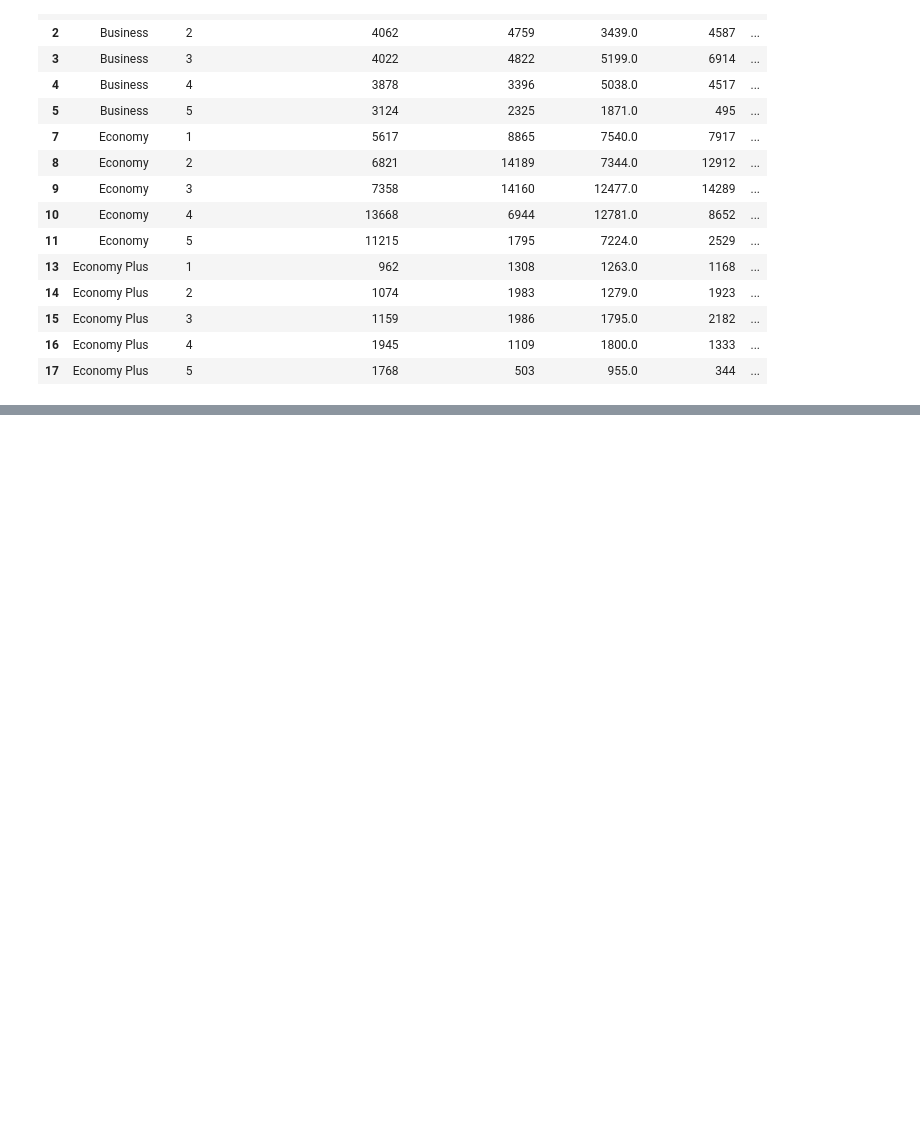
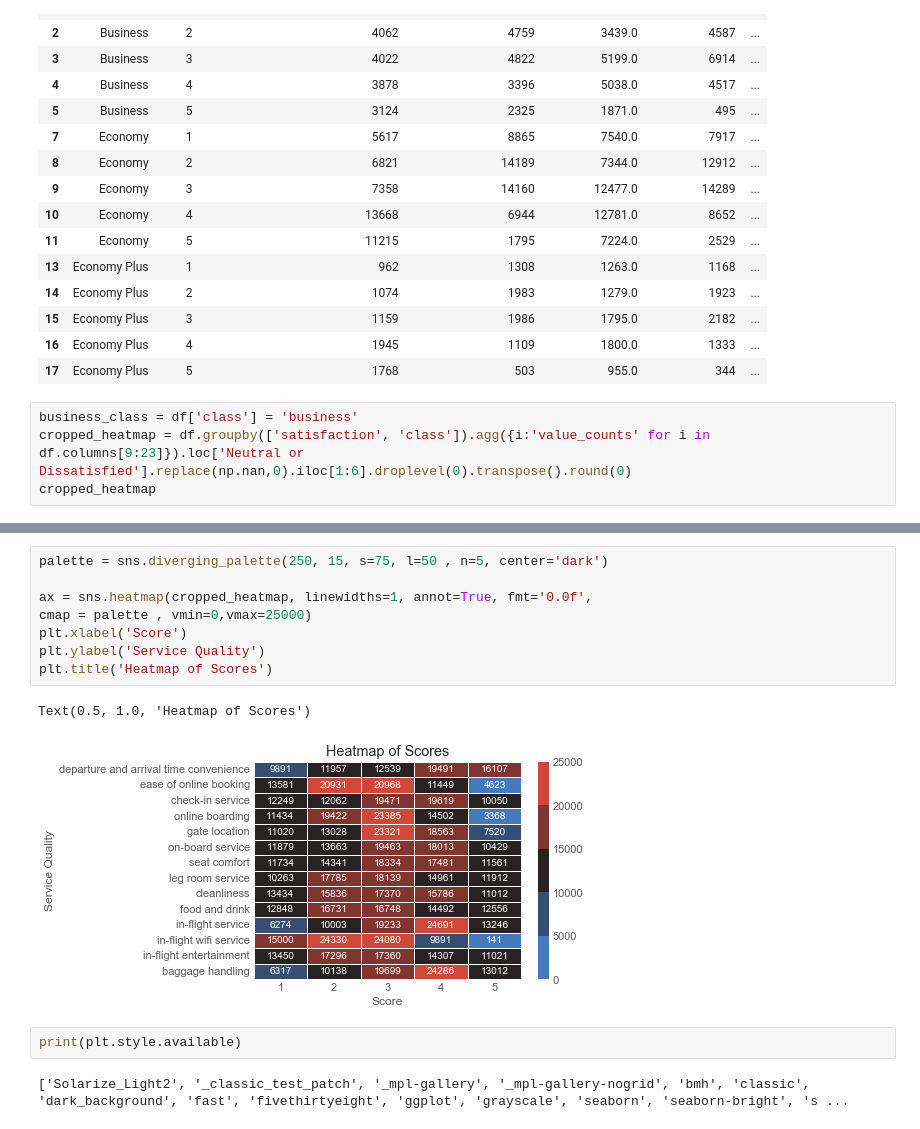
Before and after one commit to Coded123/Maven-Analytics-Airlines-Challenge, a Jupyter notebook: Maven_airline_data_analysis.ipynb, the cells around one changed output, grey strips where cells are left out. Saved outputs shown, nothing was run; the diff lists cells and outputs as text; blank space fills up the shorter version.

```diff
--- a/Maven_airline_data_analysis.ipynb
+++ b/Maven_airline_data_analysis.ipynb
@@ -272,3 +272,7 @@ heatmap
 | 15 | Economy Plus | 3 | 1159 | 1986 | 1795.0 | 2182 | ... |
 | 16 | Economy Plus | 4 | 1945 | 1109 | 1800.0 | 1333 | ... |
 | 17 | Economy Plus | 5 | 1768 | 503 | 955.0 | 344 | ... |
+# %%
+business_class = df['class'] = 'business'
+cropped_heatmap = df.groupby(['satisfaction', 'class']).agg({i:'value_counts' for i in df.columns[9:23]}).loc['Neutral or Dissatisfied'].replace(np.nan,0).iloc[1:6].droplevel(0).transpose().round(0)
+cropped_heatmap
@@ -274,0 +300,15 @@ heatmap
+# %%
+palette = sns.diverging_palette(250, 15, s=75, l=50 , n=5, center='dark')
+
+ax = sns.heatmap(cropped_heatmap, linewidths=1, annot=True, fmt='0.0f',
+cmap = palette , vmin=0,vmax=25000)
+plt.xlabel('Score')
+plt.ylabel('Service Quality')
+plt.title('Heatmap of Scores')
+# %% [output]
+Text(0.5, 1.0, 'Heatmap of Scores')
+[figure, added]
+# %%
+print(plt.style.available)
+# %% [output]
+['Solarize_Light2', '_classic_test_patch', '_mpl-gallery', '_mpl-gallery-nogrid', 'bmh', 'classic', 'dark_background', 'fast', 'fivethirtyeight', 'ggplot', 'grayscale', 'seaborn', 'seaborn-bright', 's ...
```
Also changed, not shown: parts of 3 cells of this notebook.
